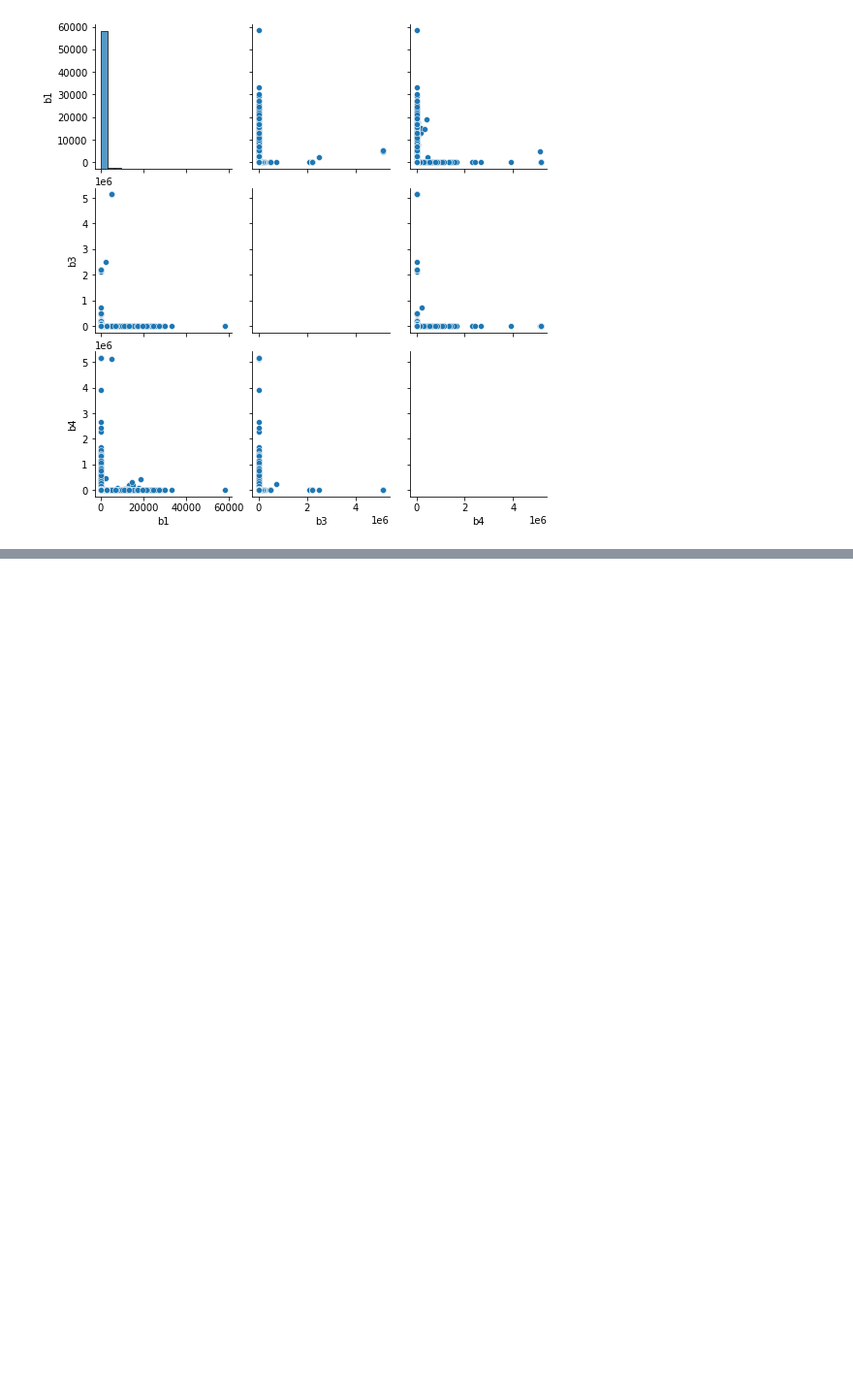
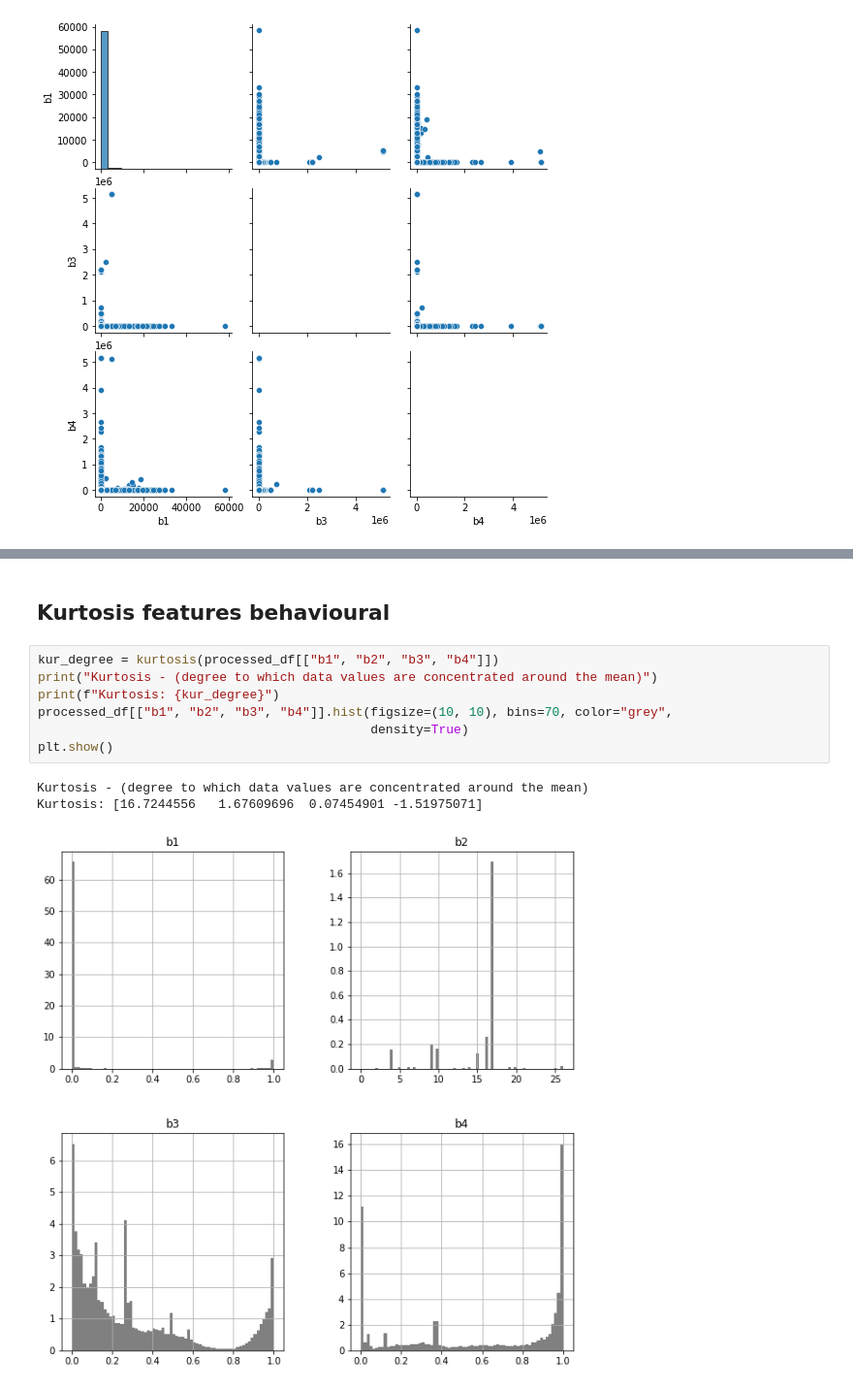
Before and after one commit to neemiasbsilva/case-study-data-science, a Jupyter notebook: anomaly_detection/anomaly_detection_pipeline.ipynb, the cells around one changed output, grey strips where cells are left out. Shown at 97% size. Drawn from its saved outputs; the diff is of its cells as text; blank space fills up the shorter version.

```diff
--- a/anomaly_detection/anomaly_detection_pipeline.ipynb
+++ b/anomaly_detection/anomaly_detection_pipeline.ipynb
@@ -138,0 +279,13 @@ plt.show()
+# %% [markdown]
+## Kurtosis features behavioural
+# %%
+kur_degree = kurtosis(processed_df[["b1", "b2", "b3", "b4"]])
+print("Kurtosis - (degree to which data values are concentrated around the mean)")
+print(f"Kurtosis: {kur_degree}")
+processed_df[["b1", "b2", "b3", "b4"]].hist(figsize=(10, 10), bins=70, color="grey",
+                                            density=True)
+plt.show()
+# %% [output]
+Kurtosis - (degree to which data values are concentrated around the mean)
+Kurtosis: [16.7244556   1.67609696  0.07454901 -1.51975071]
+[figure, added]
```
Also changed, not shown: parts of 18 cells of this notebook.
